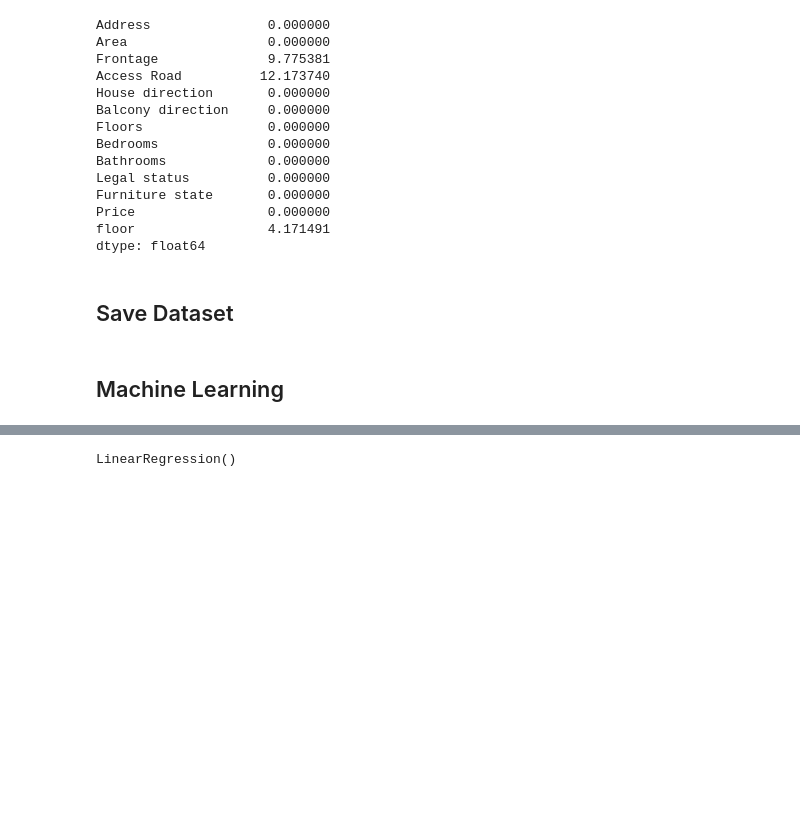
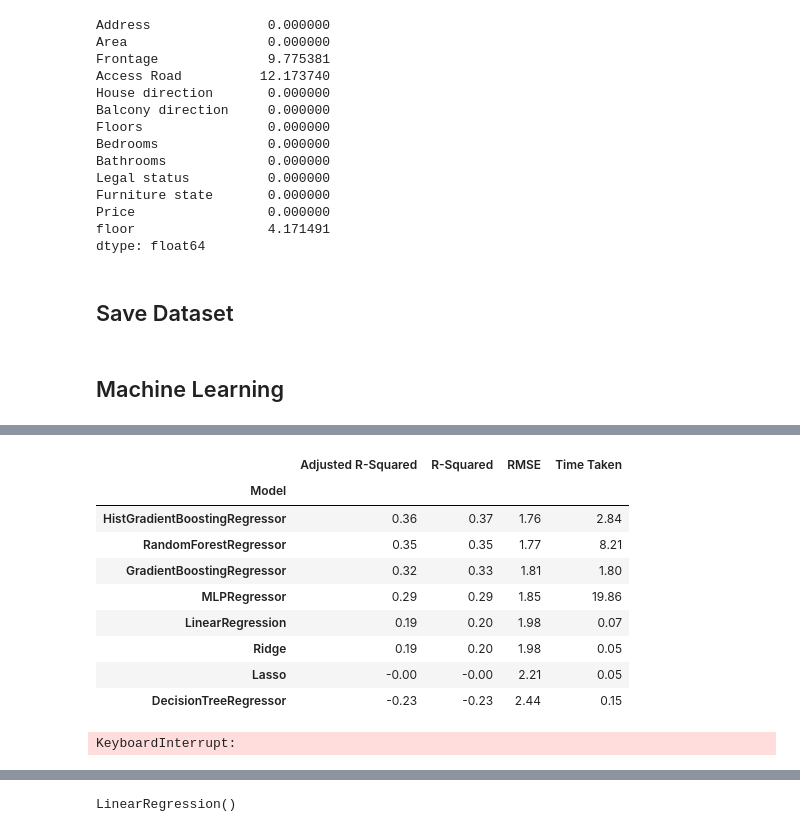
Before and after one commit to MonkeyNerdCoding/Vietnam-House-Price-Prediction, a Jupyter notebook: House_pricing.ipynb, the cells around one changed output, grey strips where cells are left out. Cells and saved outputs as stored; diff of their text form; code cells hidden in the pictures; blank space fills up the shorter version.

```diff
--- a/House_pricing.ipynb
+++ b/House_pricing.ipynb
@@ -331,6 +337,9 @@ from sklearn.compose import ColumnTransformer
 # %%
-num_features = ['Frontage', 'Access Road']
+num_features = ['Area', 'Frontage', 'Access Road', 'Floors', 'Bedrooms', 'Bathrooms']
 cat_features = ['House direction', 'Balcony direction', 'Legal status', 'Furniture state']
+
+
+
 feature_cols = num_features + cat_features
 # %%
 X = df[feature_cols]
@@ -374,3 +384,68 @@ ColumnTransformer(transformers=[('num',
 # %%
 X_train_processed = preprocessor.transform(X_train)
 X_test_processed = preprocessor.transform(X_test)
+# %%
+feature_names = preprocessor.get_feature_names_out()
+# %%
+# Sửa lỗi: numpy.ndarray không có phương thức toarray()
+X_train_processed = pd.DataFrame(X_train_processed, columns=feature_names, index=X_train.index)
+X_test_processed = pd.DataFrame(X_test_processed, columns=feature_names, index=X_test.index)
+# %%
+from lazypredict.Supervised import LazyRegressor
+from sklearn.ensemble import GradientBoostingRegressor, RandomForestRegressor
+from sklearn.linear_model import Lasso, Ridge
+from sklearn.tree import DecisionTreeRegressor
+from sklearn.linear_model import LinearRegression
+from sklearn.ensemble import HistGradientBoostingRegressor
+from sklearn.neural_network import MLPRegressor
+
+
+custom_classes = [
+    LinearRegression,
+    Ridge, # Không có dấu ngoặc đơn ()
+    Lasso, # Không có dấu ngoặc đơn ()
+    DecisionTreeRegressor,
+    RandomForestRegressor,
+    GradientBoostingRegressor,
+    HistGradientBoostingRegressor,
+    MLPRegressor
+]
+
+# Thử truyền danh sách các lớp này
+reg = LazyRegressor(regressors=custom_classes, ignore_warnings=False)
+models, predictions = reg.fit(X_train_processed, X_test_processed, y_train, y_test)
+# %%
+models
+# %% [output]
+|  | Adjusted R-Squared | R-Squared | RMSE | Time Taken |
+| Model |  |  |  |  |
+| HistGradientBoostingRegressor | 0.36 | 0.37 | 1.76 | 2.84 |
+| RandomForestRegressor | 0.35 | 0.35 | 1.77 | 8.21 |
+| GradientBoostingRegressor | 0.32 | 0.33 | 1.81 | 1.80 |
+| MLPRegressor | 0.29 | 0.29 | 1.85 | 19.86 |
+| LinearRegression | 0.19 | 0.20 | 1.98 | 0.07 |
+| Ridge | 0.19 | 0.20 | 1.98 | 0.05 |
+| Lasso | -0.00 | -0.00 | 2.21 | 0.05 |
+| DecisionTreeRegressor | -0.23 | -0.23 | 2.44 | 0.15 |
+# %%
+from lazypredict.Supervised import LazyRegressor
+from sklearn.ensemble import GradientBoostingRegressor, RandomForestRegressor
+from sklearn.linear_model import Lasso, Ridge
+from sklearn.tree import DecisionTreeRegressor
+from sklearn.linear_model import LinearRegression
+
+
+# custom_classes = [
+#     LinearRegression,
+#     Ridge, # Không có dấu ngoặc đơn ()
+#     Lasso, # Không có dấu ngoặc đơn ()
+#     DecisionTreeRegressor,
+#     RandomForestRegressor,
+#     GradientBoostingRegressor
+# ]
+
+# Thử truyền danh sách các lớp này
+reg = LazyRegressor() # Tắt ignore_warnings để xem thêm chi tiết nếu lỗi
+models, predictions = reg.fit(X_train_processed, X_test_processed, y_train, y_test)
+# %% [output]
+KeyboardInterrupt:
```
Also changed, not shown: parts of 29 cells of this notebook, 6 other files.
